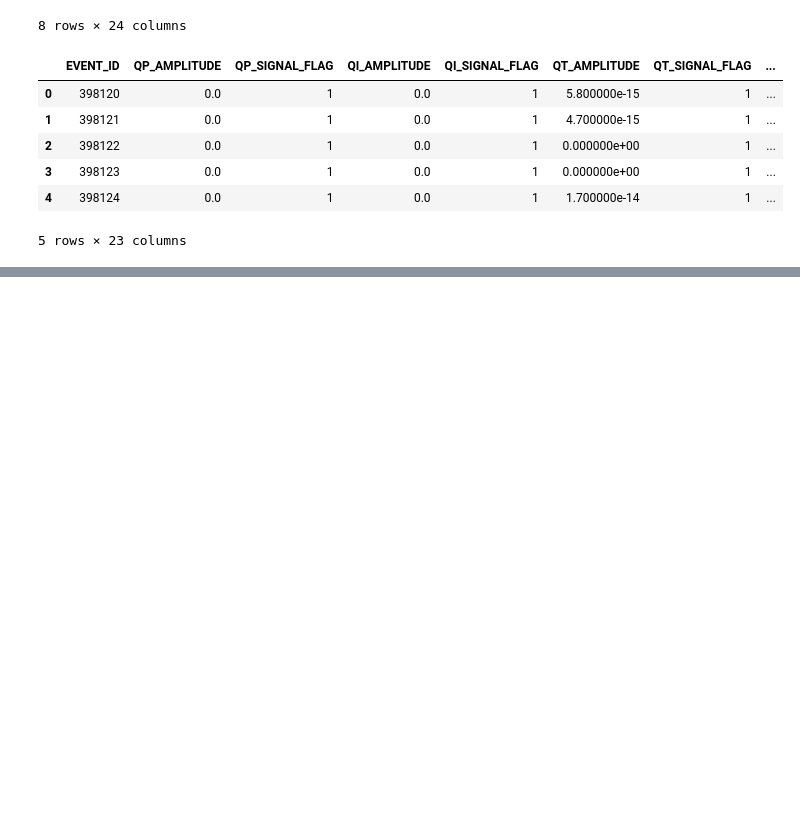
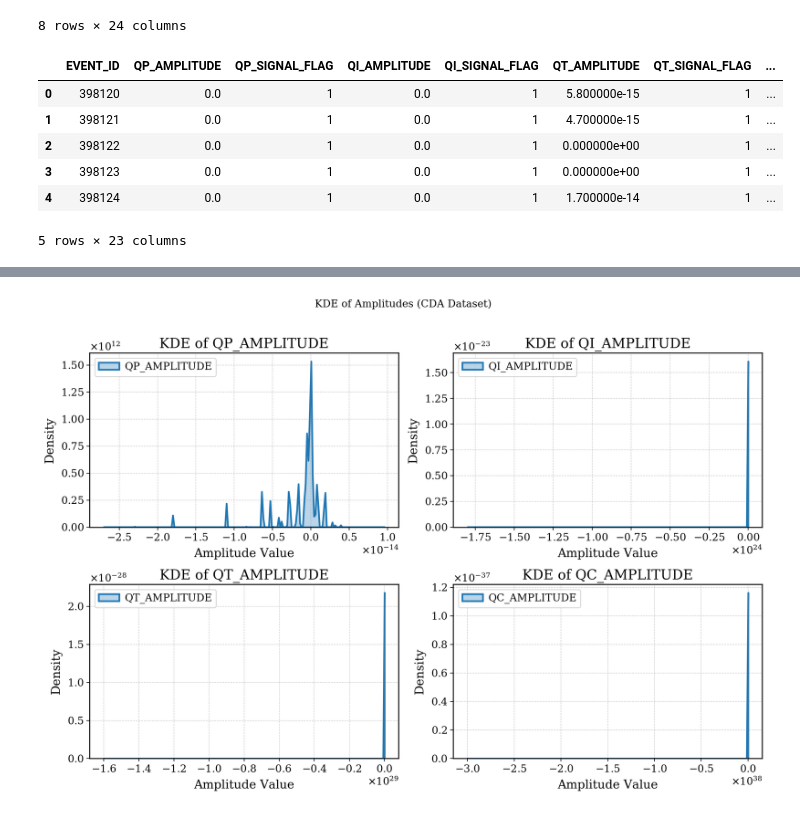
Before and after one commit to CaptainNikon/Enceladus-Plume-Detector-ML, a Jupyter notebook: 01_DataExploration.ipynb, the cells around one changed output, grey strips where cells are left out. Saved outputs shown, nothing was run; the diff lists cells and outputs as text; code cells hidden in the pictures; blank space fills up the shorter version.

Commit message:
Finalized Data Explor.

```diff
--- a/01_DataExploration.ipynb
+++ b/01_DataExploration.ipynb
@@ -149,0 +178,26 @@ plt.show()
+# %%
+amplitude_cols = [
+    "QP_AMPLITUDE",
+    "QI_AMPLITUDE",
+    "QT_AMPLITUDE",
+    "QC_AMPLITUDE"
+]
+
+fig, axs = plt.subplots(2, 2, figsize=(12, 8))
+axs = axs.flatten()
+
+for i, col in enumerate(amplitude_cols):
+    ax = axs[i]
+    # Trim only extreme lower and upper 0.1% (keep 99.8% of values)
+    data = df[col].dropna()
+    sns.kdeplot(data, label=col, fill=True, alpha=0.3, lw=2, ax=ax)
+    ax.set_xlabel("Amplitude Value")
+    ax.set_ylabel("Density")
+    ax.set_title(f"KDE of {col}")
+    ax.legend()
+
+plt.suptitle("KDE of Amplitudes (CDA Dataset)", y=1.02)
+plt.tight_layout()
+plt.show()
+# %% [output]
+[figure, added]
```
Also changed, not shown: parts of 11 cells of this notebook, 3 other files.
